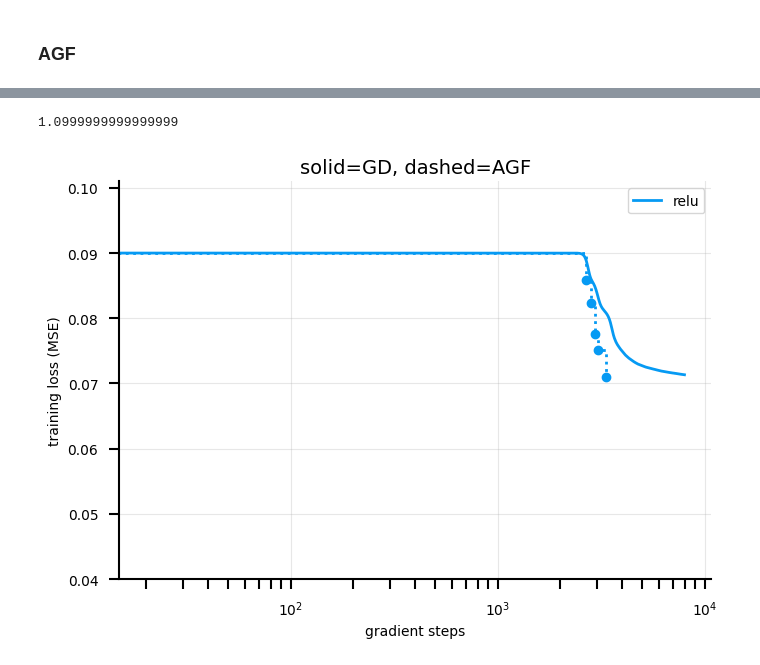
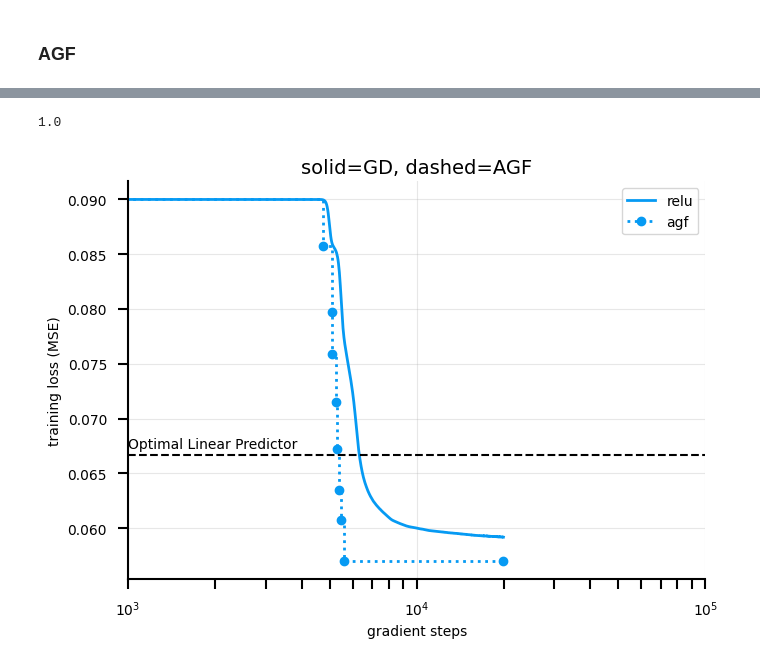
Before and after one commit to danielkunin/alternating-gradient-flows, a Jupyter notebook: relu nets.ipynb, the cells around one changed output, grey strips where cells are left out. Cells and saved outputs as stored; diff of their text form; code cells hidden in the pictures.

```diff
--- a/relu nets.ipynb
+++ b/relu nets.ipynb
@@ -462,12 +521,13 @@ class Neuron(nn.Module):
 
 class Network(nn.Module):
 
-    def __init__(self, d_in, d_out, nonlin=nn.Identity, init_sz=1, width=100):
+    def __init__(self, d_in, d_out, device, nonlin=nn.Identity, init_sz=1, width=100):
         super().__init__()
         neurons = [Neuron(d_in, d_out, nonlin, init_sz) for _ in range(width)]
         self.neurons = nn.ModuleList(neurons)
         self.set_mode("utilmax")
         self.d_out = d_out
+        self.device = device
 
     def load_init(self, W, A):
         for i, n in enumerate(self.neurons):
@@ -491,23 +551,23 @@ class Network(nn.Module):
 
     def forward(self, x):
         if not np.any([n.active for n in self.neurons]):
-            return torch.zeros(x.shape[0], self.d_out).cuda()
+            return torch.zeros(x.shape[0], self.d_out).to(self.device)
         else:
             outputs = torch.stack([neuron(x) for neuron in self.neurons if neuron.active], dim=0)
             return torch.sum(outputs, dim=0)
 
 
 def train_agf(X_train, Y_train, init_sz=1e-3, agf_steps=5, nonlin=nn.Identity, load_init=None,
-              utilmax_lr=1, costmin_lr=1, costmin_maxiter=2_000, loss_thresh=1e-4):
+              utilmax_lr=1, costmin_lr=1, costmin_maxiter=2_000, loss_thresh=1e-4, device='cpu'):
     # Initialize
     d_in, d_out = X_train.shape[-1], Y_train.shape[-1]
     if load_init:
         W, A = load_init["W"], load_init["A"]
         width = W.shape[0]
-        net = Network(d_in, d_out, nonlin, init_sz, width=width).cuda()
+        net = Network(d_in, d_out, device, nonlin, init_sz, width=width).to(device)
         net.load_init(W, A)
     else:
-        net = Network(d_in, d_out, nonlin, init_sz, width=agf_steps).cuda()
+        net = Network(d_in, d_out, nonlin, init_sz, width=agf_steps).to(device)
 
     def update_results(results, t):
         results["t"].append(t)
@@ -570,7 +630,7 @@ init_weights = {
     "W": model_copy["readin.weight"].detach(),
     "A": model_copy["readout.weight"].detach(),
 }
-result = train_agf(X_train, y_train, init_sz=1e-1, agf_steps=10, nonlin=nn.ReLU, load_init=init_weights,
-              utilmax_lr=utilmax_lr, costmin_lr=1, costmin_maxiter=2_000, loss_thresh=1e-4)
+result = train_agf(X_train, y_train, init_sz=1e-1, agf_steps=50, nonlin=nn.ReLU, load_init=init_weights,
+              utilmax_lr=utilmax_lr, costmin_lr=10, costmin_maxiter=4_000, loss_thresh=1e-4, device=device)
 # %% [output]
 loss: 0.08953
@@ -582,5 +645,10 @@ loss: 0.07473
-# %%
-make_plot(et_train_loss, result, fudge_fac=1.1)
-# %% [output]
-1.0999999999999999
-[figure, removed]
+# %%
+ax = make_plot(et_train_loss, result, utilmax_lr=utilmax_lr, lr=lr, mom=mom, fudge_fac=1.0)
+ax.axhline(opt_linear_mse, ls='--', c='k')
+ax.text(1000, opt_linear_mse + 0.001, 'Optimal Linear Predictor', ha='left', va='center', color='black', fontsize=10)
+ax.set_xlim(1e3, 1e5)
+plt.tight_layout()
+plt.show()
+# %% [output]
+1.0
+[figure, added]
```
Also changed, not shown: parts of 10 cells of this notebook.
